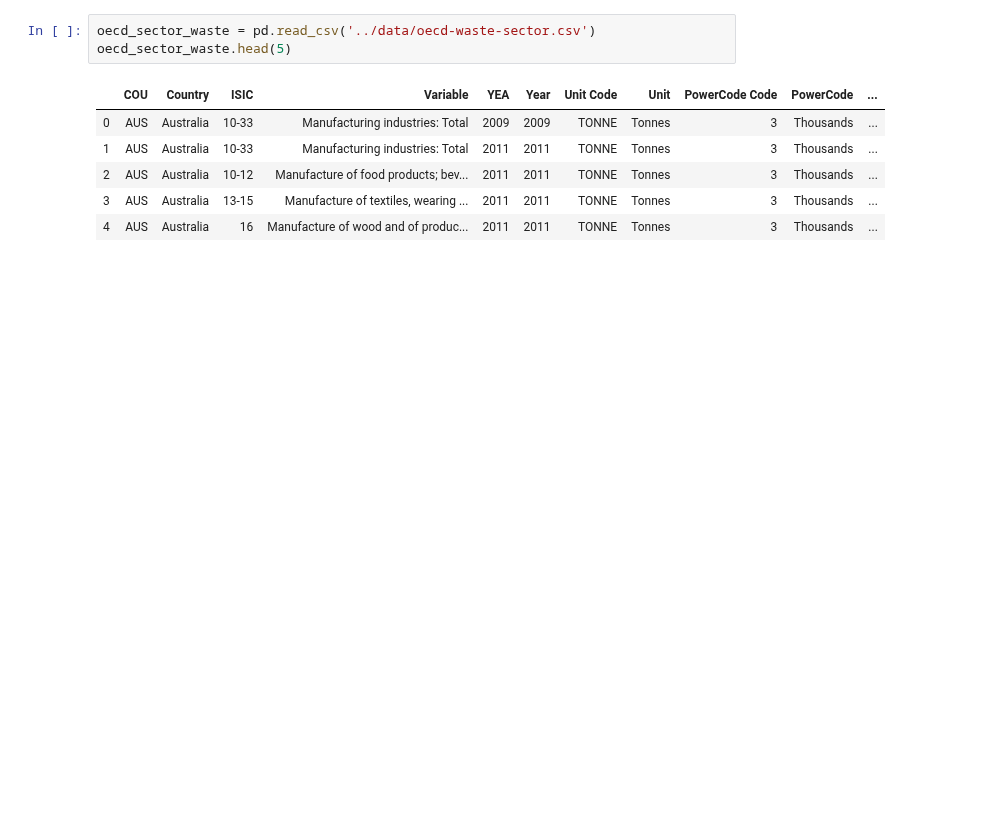
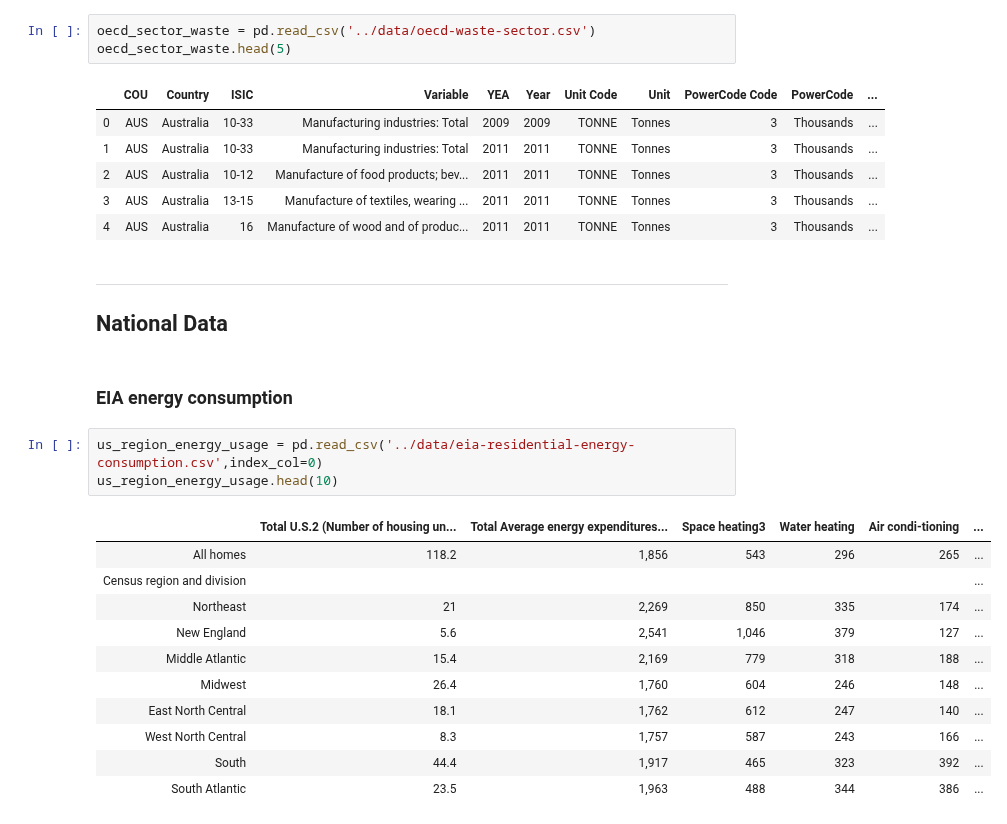
Before and after one commit to matthew-y-dong/ca-waste, a Jupyter notebook: code/waste-data-eda.ipynb, the cells around one changed output. Saved outputs shown, nothing was run; the diff lists cells and outputs as text; blank space fills up the shorter version.

```diff
--- a/code/waste-data-eda.ipynb
+++ b/code/waste-data-eda.ipynb
@@ -90,3 +92,24 @@ oecd_sector_waste.head(5)
 | 2 | AUS | Australia | 10-12 | Manufacture of food products; bev... | 2011 | 2011 | TONNE | Tonnes | 3 | Thousands | ... |
 | 3 | AUS | Australia | 13-15 | Manufacture of textiles, wearing ... | 2011 | 2011 | TONNE | Tonnes | 3 | Thousands | ... |
 | 4 | AUS | Australia | 16 | Manufacture of wood and of produc... | 2011 | 2011 | TONNE | Tonnes | 3 | Thousands | ... |
+# %% [markdown]
+---
+
+## National Data
+# %% [markdown]
+### EIA energy consumption
+# %%
+us_region_energy_usage = pd.read_csv('../data/eia-residential-energy-consumption.csv',index_col=0)
+us_region_energy_usage.head(10)
+# %% [output]
+|  | Total U.S.2 (Number of housing un... | Total Average energy expenditures... | Space heating3 | Water heating | Air condi-tioning | ... |
+| All homes | 118.2 | 1,856 | 543 | 296 | 265 | ... |
+| Census region and division |  |  |  |  |  | ... |
+| Northeast | 21 | 2,269 | 850 | 335 | 174 | ... |
+| New England | 5.6 | 2,541 | 1,046 | 379 | 127 | ... |
+| Middle Atlantic | 15.4 | 2,169 | 779 | 318 | 188 | ... |
+| Midwest | 26.4 | 1,760 | 604 | 246 | 148 | ... |
+| East North Central | 18.1 | 1,762 | 612 | 247 | 140 | ... |
+| West North Central | 8.3 | 1,757 | 587 | 243 | 166 | ... |
+| South | 44.4 | 1,917 | 465 | 323 | 392 | ... |
+| South Atlantic | 23.5 | 1,963 | 488 | 344 | 386 | ... |
```
Also changed, not shown: parts of 9 cells of this notebook, 1 other file.
